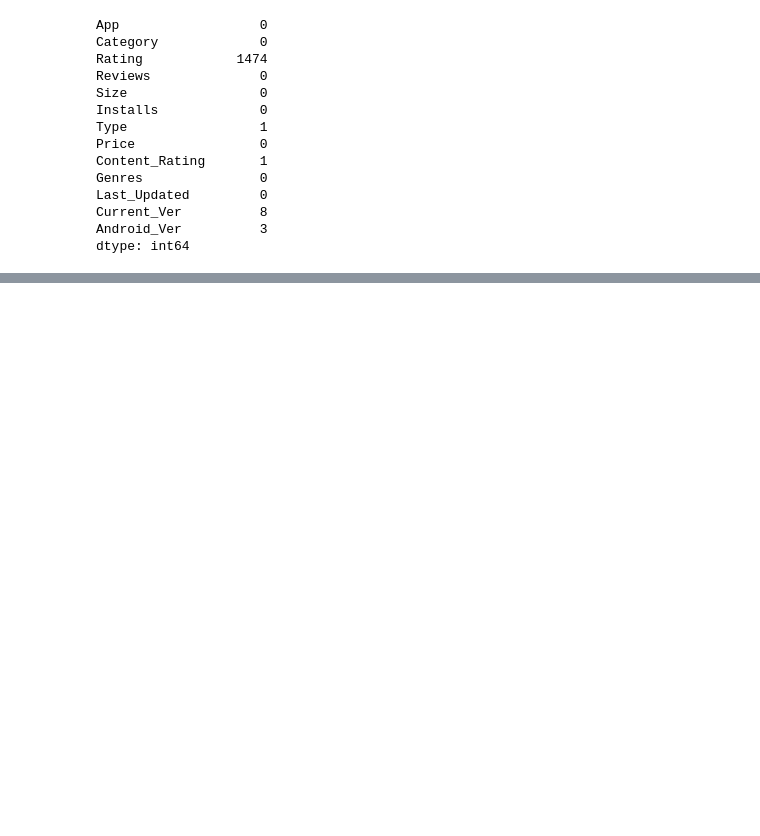
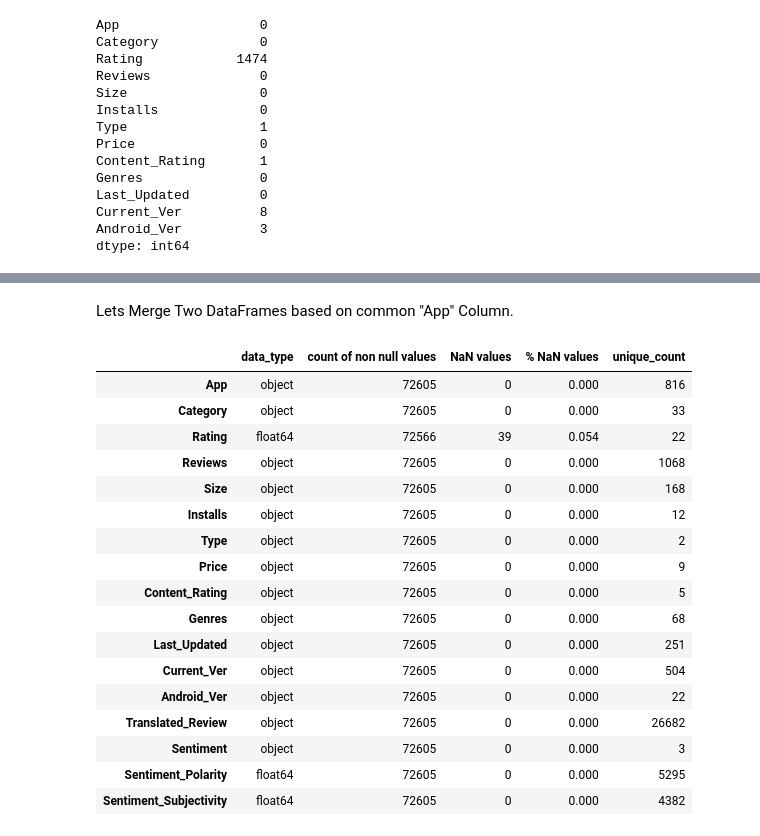
Before and after one commit to techfreakydeepak/EDA_PLAYSTORE_APP_REVIEW_ANALYSIS, a Jupyter notebook: EDA_PLAYSTORE_APP_REVIEW_ANALYSIS.ipynb, the cells around one changed output, grey strips where cells are left out. Drawn from its saved outputs; the diff is of its cells as text; code cells hidden in the pictures; blank space fills up the shorter version.

```diff
--- a/EDA_PLAYSTORE_APP_REVIEW_ANALYSIS.ipynb
+++ b/EDA_PLAYSTORE_APP_REVIEW_ANALYSIS.ipynb
@@ -318,0 +359,2 @@ dtype: int64
+# %% [markdown]
+Lets Merge Two DataFrames based on common "App" Column.
@@ -318,0 +367,29 @@ dtype: int64
+# %%
+def Mergedinfo():
+    temp = pd.DataFrame(index=merged_apps_reviews.columns)
+    temp['data_type'] = merged_apps_reviews.dtypes
+    temp["count of non null values"] = merged_apps_reviews.count()
+    temp['NaN values'] = merged_apps_reviews.isnull().sum()
+    temp['% NaN values'] = (temp['NaN values']/len(merged_apps_reviews)).round(5)*100 # or merged_apps_reviews.isnull().mean()
+    temp['unique_count'] = merged_apps_reviews.nunique()
+    return temp
+Mergedinfo()
+# %% [output]
+|  | data_type | count of non null values | NaN values | % NaN values | unique_count |
+| App | object | 72605 | 0 | 0.000 | 816 |
+| Category | object | 72605 | 0 | 0.000 | 33 |
+| Rating | float64 | 72566 | 39 | 0.054 | 22 |
+| Reviews | object | 72605 | 0 | 0.000 | 1068 |
+| Size | object | 72605 | 0 | 0.000 | 168 |
+| Installs | object | 72605 | 0 | 0.000 | 12 |
+| Type | object | 72605 | 0 | 0.000 | 2 |
+| Price | object | 72605 | 0 | 0.000 | 9 |
+| Content_Rating | object | 72605 | 0 | 0.000 | 5 |
+| Genres | object | 72605 | 0 | 0.000 | 68 |
+| Last_Updated | object | 72605 | 0 | 0.000 | 251 |
+| Current_Ver | object | 72605 | 0 | 0.000 | 504 |
+| Android_Ver | object | 72605 | 0 | 0.000 | 22 |
+| Translated_Review | object | 72605 | 0 | 0.000 | 26682 |
+| Sentiment | object | 72605 | 0 | 0.000 | 3 |
+| Sentiment_Polarity | float64 | 72605 | 0 | 0.000 | 5295 |
+| Sentiment_Subjectivity | float64 | 72605 | 0 | 0.000 | 4382 |
```
Also changed, not shown: parts of 32 cells of this notebook.
